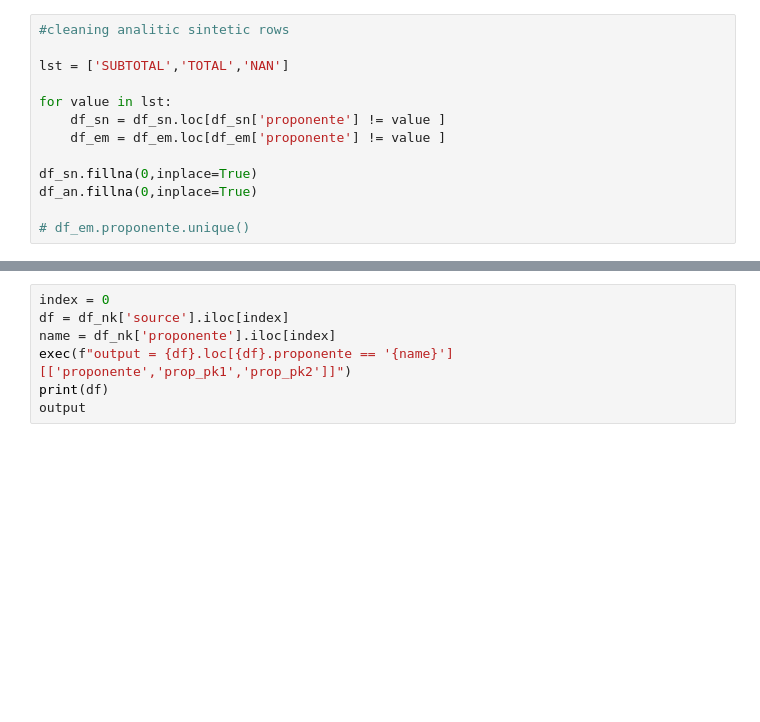
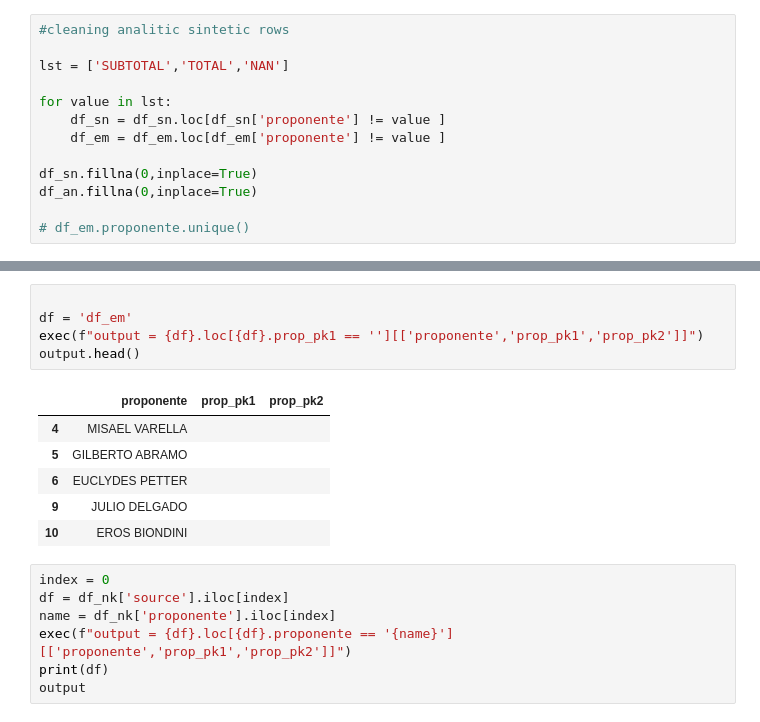
Before and after one commit to robertomdiniz5/Projeto-Controle-Financeiro-GESAC, a Jupyter notebook: controle_financeiro_gesac.ipynb, the cells around one changed output, grey strips where cells are left out. Drawn from its saved outputs; the diff is of its cells as text; blank space fills up the shorter version.

```diff
--- a/controle_financeiro_gesac.ipynb
+++ b/controle_financeiro_gesac.ipynb
@@ -324,3 +331,15 @@ ROWS: 38
+# %%
+
+df = 'df_em'
+exec(f"output = {df}.loc[{df}.prop_pk1 == ''][['proponente','prop_pk1','prop_pk2']]")
+output.head()
+# %% [output]
+|  | proponente | prop_pk1 | prop_pk2 |
+| 4 | MISAEL VARELLA |  |  |
+| 5 | GILBERTO ABRAMO |  |  |
+| 6 | EUCLYDES PETTER |  |  |
+| 9 | JULIO DELGADO |  |  |
+| 10 | EROS BIONDINI |  |  |
 # %%
 index = 0
 df = df_nk['source'].iloc[index]
```
Also changed, not shown: parts of 5 cells of this notebook.
